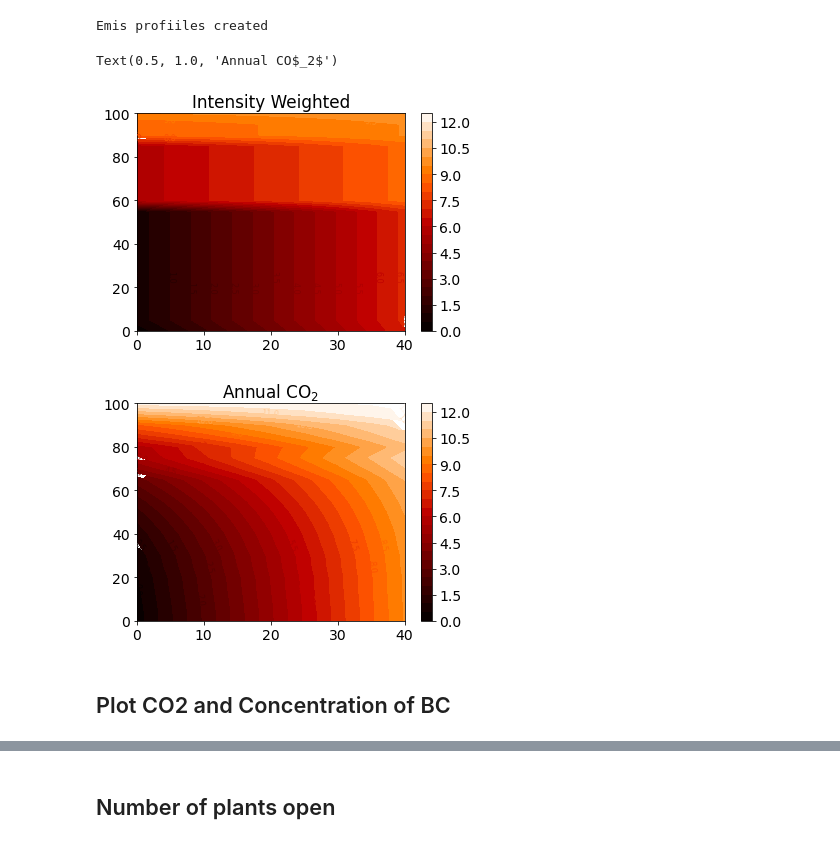
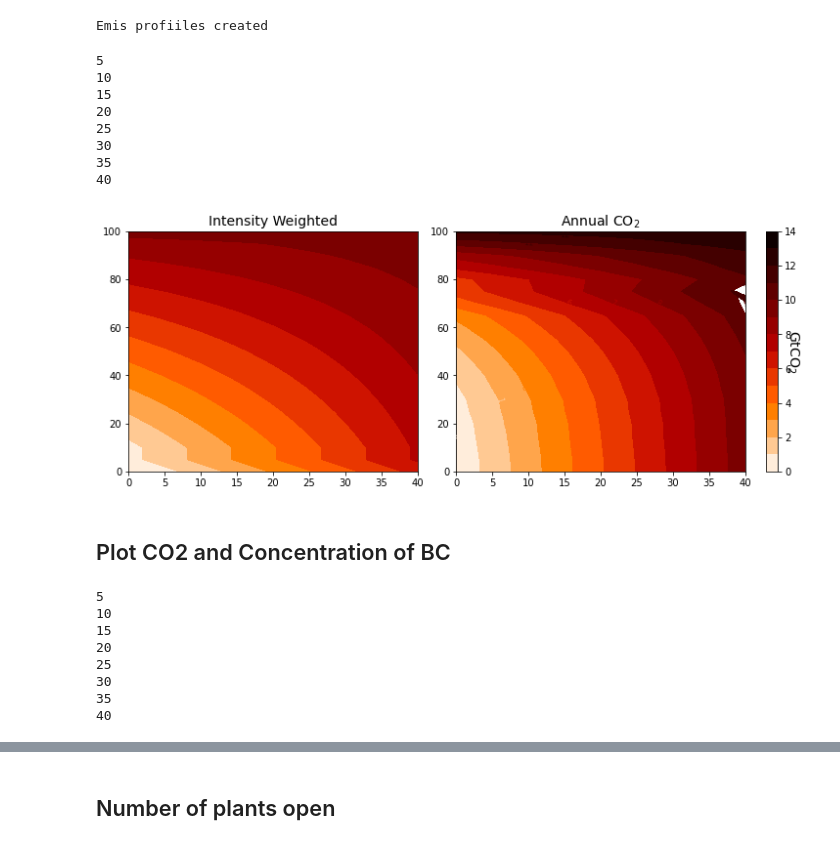
Before and after one commit to lfreese/BC-IRF, a Jupyter notebook: contours_plotting.ipynb, the cells around one changed output, grey strips where cells are left out. Cells and saved outputs as stored; diff of their text form; code cells hidden in the pictures.

```diff
--- a/contours_plotting.ipynb
+++ b/contours_plotting.ipynb
@@ -104,8 +100,8 @@ for emis_loc in emission_locs:
 for emis_loc in emission_locs:
     for yr in years:
         for pc in percents:
-            if os.path.exists(f'Outputs/annual_co2/C_out_{emis_loc}_annual_{pc}pct_{yr}yr.nc'):
-                da = pd.read_csv(f'Outputs/annual_co2/C_out_{emis_loc}_annual_{pc}pct_{yr}yr.nc', index_col = 0)
+            if os.path.exists(f'Outputs/annual_co2_old/C_out_{emis_loc}_annual_{pc}pct_{yr}yr.nc'):
+                da = pd.read_csv(f'Outputs/annual_co2_old/C_out_{emis_loc}_annual_{pc}pct_{yr}yr.nc', index_col = 0)
                # print(yr,pc)
                 for receptor_loc in receptor_locs:
                     annual_da[emis_loc][receptor_loc].loc[pc, yr] = da.loc[receptor_loc]['BC_Conc'].astype('float64')
@@ -130,8 +126,8 @@ for emis_loc in emission_locs:
 
 for emis_loc in emission_locs:
     for yr in years:
-        if os.path.exists(f'Outputs/retire_age/C_out_{emis_loc}_age_{yr}yr.nc'):
-            da = pd.read_csv(f'Outputs/retire_age/C_out_{emis_loc}_age_{yr}yr.nc', index_col = 0)
+        if os.path.exists(f'Outputs/retire_age_old/C_out_{emis_loc}_age_{yr}yr.nc'):
+            da = pd.read_csv(f'Outputs/retire_age_old/C_out_{emis_loc}_age_{yr}yr.nc', index_col = 0)
             for receptor_loc in receptor_locs:
                 age_da[emis_loc][receptor_loc].loc[yr] = da.loc[receptor_loc]['BC_Conc'].astype('float64')
                 age_da[emis_loc][receptor_loc] = age_da[emis_loc][receptor_loc].astype('float64').fillna(0)
@@ -389,20 +333,54 @@ CO2_annual_df = pd.DataFrame(E_CO2_all_opts_annual)
+# %%
+CO2_weighted_ds = CO2_weighted_df.rename_axis(index='percent', columns='year').stack().to_xarray()
+# %%
+ds_extend_co2 = CO2_weighted_ds.copy()
+for yr in CO2_weighted_ds.year.values[1:]:
+    print(yr)
+    ds_extend_co2.loc[dict(year = yr)].loc[dict(percent = 0)] = ds_extend_co2.loc[dict(year = yr - 5)].loc[dict(percent = 55)]
+
+ds_extend_co2 = ds_extend_co2.where(ds_extend_co2['percent'].isin([0,5,10,95,100]),drop = True)
+# %% [output]
+5
+10
+15
+20
+25
+30
+35
+40
 # %%
-fig, ax = plt.subplots()
-contours = plt.contourf(years, percents, CO2_weighted_df[:].values*1e-9, cmap = 'gist_heat',
-                   levels = np.arange(0,13,.5), linewidths = 2)
-plt.colorbar()
+fig, (ax1, ax2) = plt.subplots(1,2, figsize = [10,4], constrained_layout = True)
+contours = ax1.contourf(years, percents, ds_extend_co2.interp(percent = np.arange(0,105,5))*1e-9, cmap = 'gist_heat_r',
+                   levels =np.arange(0,15,1), linewidths = 2)
+# plt.colorbar()
+# plt.clabel(contours, fontsize=8, inline = True)
+ax1.set_title('Intensity Weighted', fontsize = 14)
+
+contours = ax2.contourf(years, percents, CO2_annual_df[:].values*1e-9, cmap = 'gist_heat_r',
+                   levels = np.arange(0,15,1), linewidths = 2)
+cbar = plt.colorbar(contours, ax = ax2)
 plt.clabel(contours, fontsize=8, inline = True)
-plt.title('Intensity Weighted')
+cbar.set_label('GtCO$_2$', rotation=270, fontsize = 14)
+ax2.set_title('Annual CO$_2$', fontsize = 14)
 
-fig, ax = plt.subplots()
-contours = plt.contourf(years, percents, CO2_annual_df[:].values*1e-9, cmap = 'gist_heat',
-                   levels = np.arange(0,13,.5), linewidths = 2)
-plt.colorbar()
-plt.clabel(contours, fontsize=8, inline = True)
-plt.title('Annual CO$_2$')
+plt.savefig('figures/co2_contours.png', dpi = 350, bbox_inches = 'tight')
 # %% [output]
-Text(0.5, 1.0, 'Annual CO$_2$')
-[figure, old version]
+[figure, new version]
-[figure, removed]
 # %% [markdown]
 ## Plot CO2 and Concentration of BC
+# %%
+ds_extend = ds.copy()
+for yr in ds.year.values[1:]:
+    print(yr)
+    ds_extend.loc[dict(year = yr)].loc[dict(percent = 0)] = ds_extend.loc[dict(year = yr - 5)].loc[dict(percent = 90)]
+
+ds_extend = ds_extend.where(ds_extend['percent'].isin([0,5,10,95,100]),drop = True)
+# %% [output]
+5
+10
+15
+20
+25
+30
+35
+40
```
Also changed, not shown: parts of 26 cells of this notebook, 18 other files.
